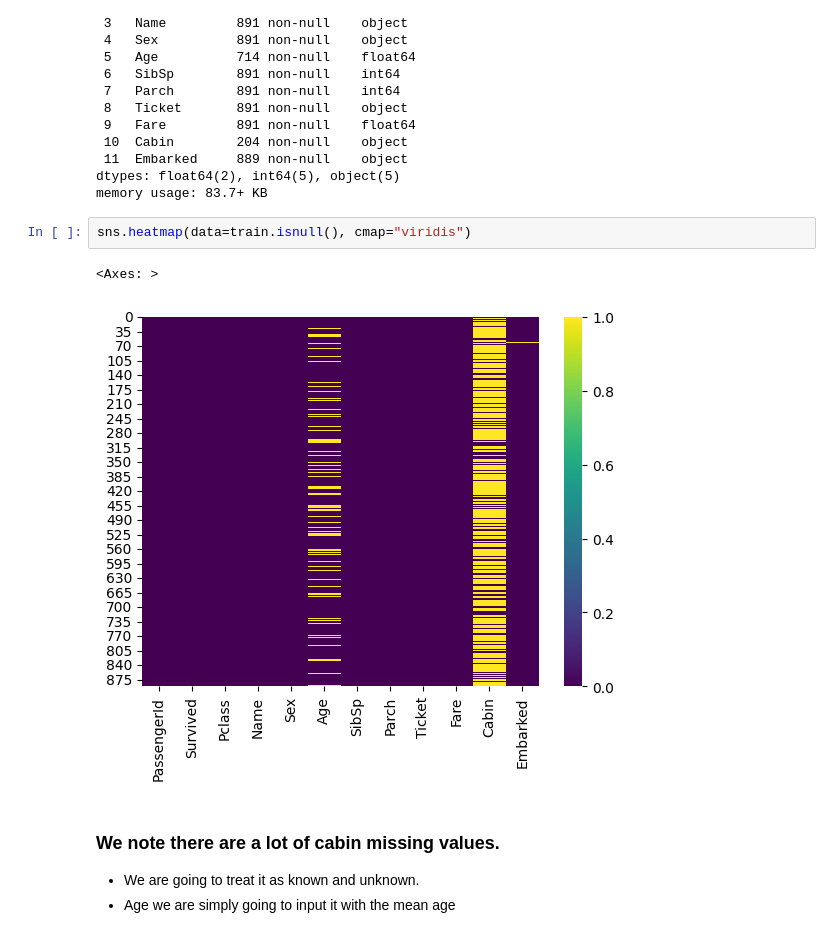
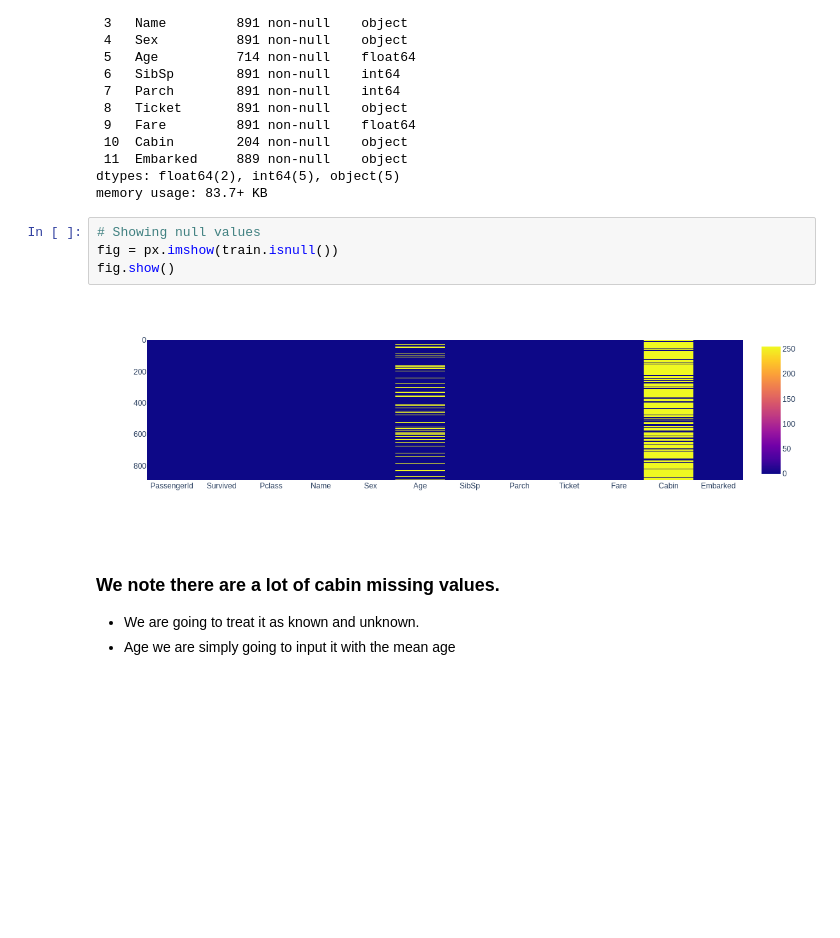
Before and after one commit to auserafim/ai-notebooks, a Jupyter notebook: titanic/titanic.ipynb, the cells around one changed output. Saved outputs shown, nothing was run; the diff lists cells and outputs as text; blank space fills up the shorter version.

```diff
--- a/titanic/titanic.ipynb
+++ b/titanic/titanic.ipynb
@@ -82,10 +83,11 @@ Data columns (total 12 columns):
 dtypes: float64(2), int64(5), object(5)
 memory usage: 83.7+ KB
 # %%
-sns.heatmap(data=train.isnull(), cmap="viridis")
+# Showing null values
+fig = px.imshow(train.isnull())
+fig.show()
 # %% [output]
-<Axes: >
-[figure, old version]
+[figure, new version]
 # %% [markdown]
 ### We note there are a lot of cabin missing values.
 - We are going to treat it as known and unknown.
```
Also changed, not shown: parts of 11 cells of this notebook.
